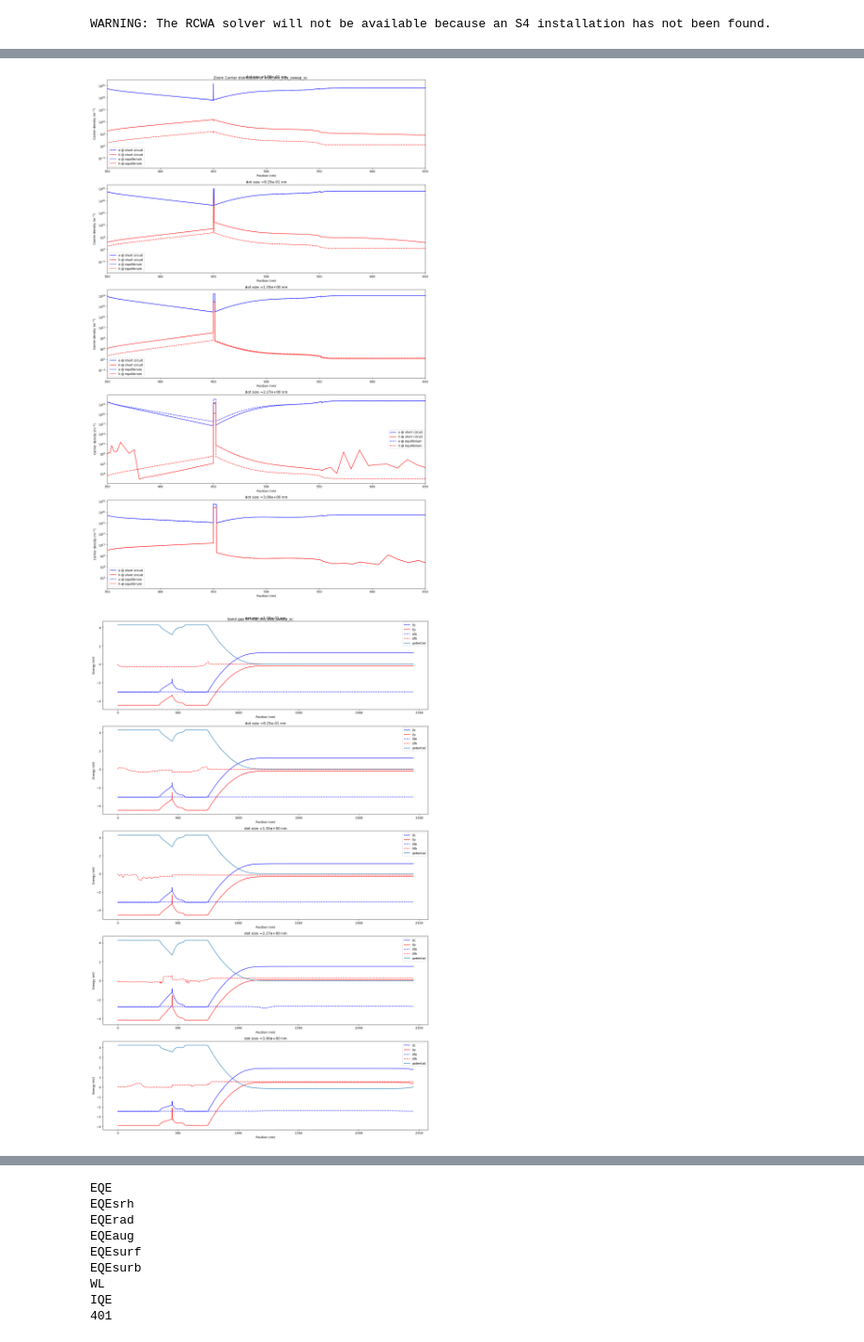
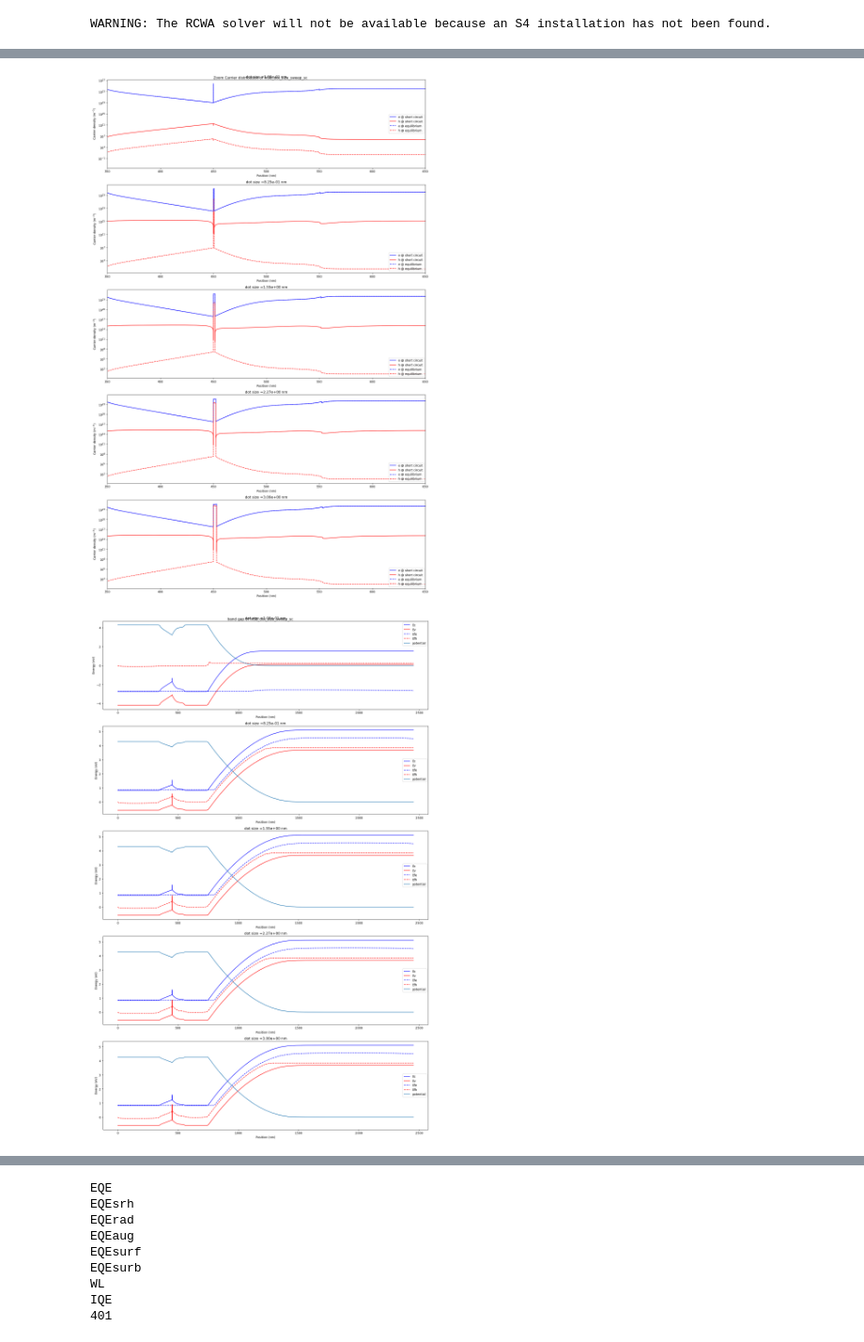
Before and after one commit to usuwanbandit/solar_cell_senior_project, a Jupyter notebook: new_test/sandbox.ipynb, the cells around one changed output, grey strips where cells are left out. Shown at 94% size. Drawn from its saved outputs; the diff is of its cells as text; code cells hidden in the pictures.

Commit message:
allocate constant to new file

```diff
--- a/new_test/sandbox.ipynb
+++ b/new_test/sandbox.ipynb
@@ -328,7 +328,7 @@ def simulation1D_sun_constant(version, sim_mat, plot_note, focus_level=None ,not
         focus_level.clamp = 20
         focus_level.nitermax = 100
         focus_level.ATol = 1.5e-8
-
+        focus_level.aug = 0
     else:pass
     print(focus_level.meshpoints)
     print(focus_level.growth_rate)
@@ -363,6 +363,7 @@ def simulation1D_sun_constant(version, sim_mat, plot_note, focus_level=None ,not
                                         "clamp": focus_level.clamp,
                                         'nitermax': focus_level.nitermax,
                                         'ATol':focus_level.ATol,
+                                        'aug':focus_level.aug,
                                         }, )
         # IV
         solar_cell_solver(cell, "iv"
@@ -382,6 +383,7 @@ def simulation1D_sun_constant(version, sim_mat, plot_note, focus_level=None ,not
                                           "clamp": focus_level.clamp,
                                           'nitermax': focus_level.nitermax,
                                           'ATol':focus_level.ATol,
+                                          'aug':focus_level.aug,
                                           }, )
         data_mode = defultsaveing(cell, data_mode, version)
 
@@ -445,16 +447,17 @@ maxfocuse.ATol = 1.5e-10
 maxfocuse.nitermax = 1000
 
 normal_operation = State()
-normal_operation.meshpoints = 0
-normal_operation.growth_rate = 0.1
-normal_operation.coarse = 20e-9
-normal_operation.fine = 1e-9
+normal_operation.meshpoints = -500
+normal_operation.growth_rate = 0.5
+normal_operation.coarse = 10e-9
+normal_operation.fine = 0.1e-9
 normal_operation.ultrafine = 0.01e-9
 
-normal_operation.clamp = 20
+normal_operation.clamp = 1
 normal_operation.nitermax = 1000
 normal_operation.ATol = 1.5e-08
 normal_operation.RTol = 1e-5
+normal_operation.aug = 1
 
 flash = State()
 flash.meshpoints = -400
@@ -470,7 +473,7 @@ version = "InSb_dot_size_sweep_sc"
 sim_mat, plot_note = InSb_dot_size_sweep()
 note = 'default'
 start = time.perf_counter()
-set_of_data_sun_constant =simulation1D_sun_constant(version, sim_mat, plot_note, note=note, focus_level=maxfocuse)
+set_of_data_sun_constant =simulation1D_sun_constant(version, sim_mat, plot_note, note=note, focus_level=normal_operation)
 stop = time.perf_counter()
 hours, minutes, seconds = sec_to_hms(stop - start)
 print(f"this run take time {hours} hours/ {minutes} minutes/ {seconds} seconds")
@@ -532,2 +520,2 @@ Error: [WinError 32] The process cannot access the file because it is being used
-[figure, old version]
+[figure, new version]
-[figure, old version]
+[figure, new version]
```
Also changed, not shown: parts of 2 cells of this notebook, 19 other files.
